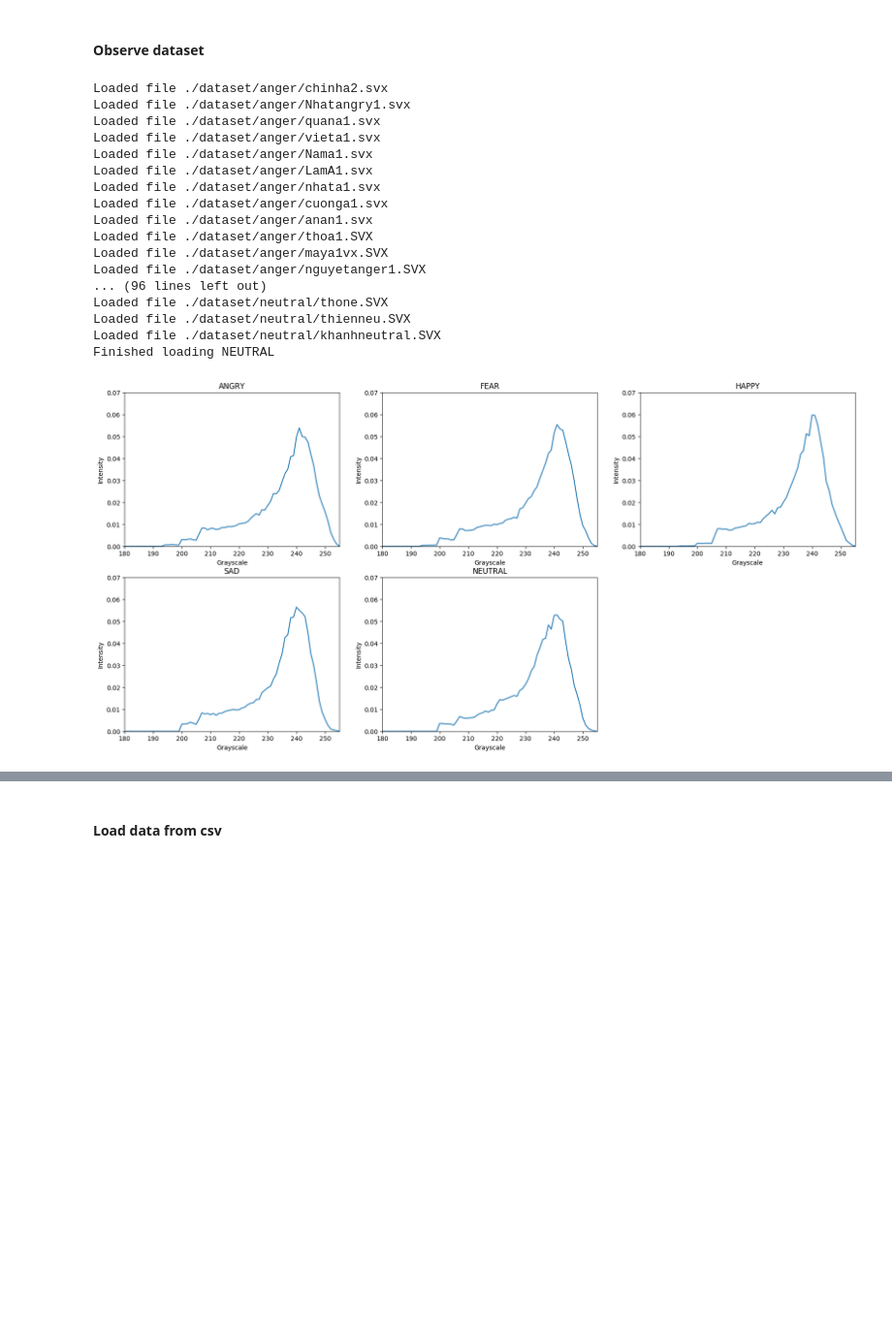
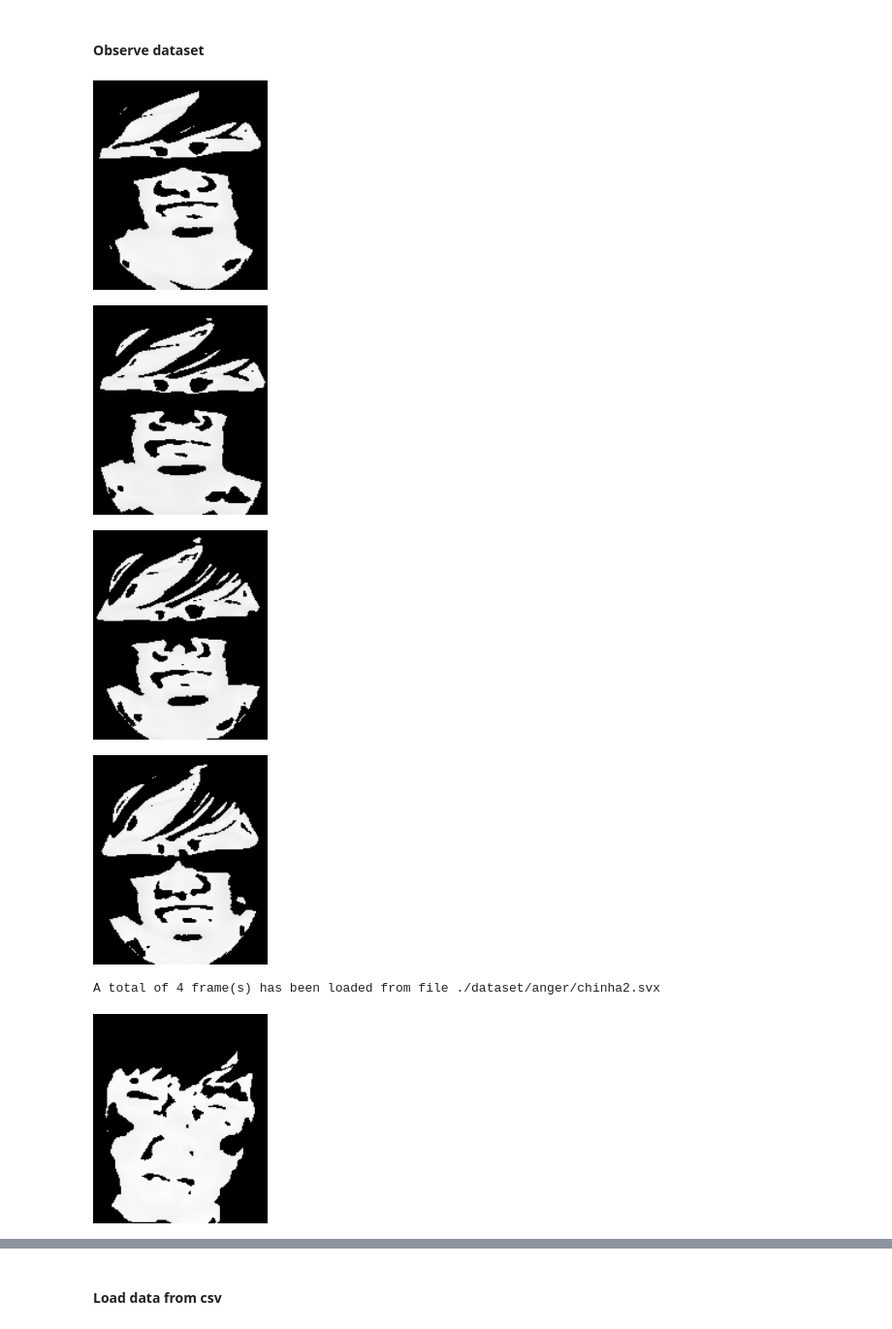
Before and after one commit to nguyenvlm/2019_NCKHSV_Emotions-Estimation_w_Faces-Thermal-Images, a Jupyter notebook: HERuTI.ipynb, the cells around one changed output, grey strips where cells are left out. Shown at 97% size. Drawn from its saved outputs; the diff is of its cells as text; code cells hidden in the pictures; blank space fills up the shorter version.

```diff
--- a/HERuTI.ipynb
+++ b/HERuTI.ipynb
@@ -158,5 +181,5 @@ def getFace(frame, minTemp = 30.0, fitEllipsePoint = 50):
 # %%
-def readIntensitiesFromSVX(file, frame_start = 0, frame_limit = 6990):
+def readIntensitiesFromSVX(file, frame_start = 0, frame_limit = 6990, frame_step=1):
     # Default frame_limit is based on the requirement of at least 1GB of free RAM (6990*153600B ~~ 1GB)
     # Open file to read:
     f = open(file,'rb')
@@ -176,7 +199,7 @@ def readIntensitiesFromSVX(file, frame_start = 0, frame_limit = 6990):
     # Skip to frame_start:
     f.seek(frame_start*(153600+2592), 1)
 
-    intensities = []
+    result = []
 
     for i in range (0,frame_limit):
         buffer = f.read(153600)
@@ -190,22 +213,20 @@ def readIntensitiesFromSVX(file, frame_start = 0, frame_limit = 6990):
         #Data type: int16 (2 bytes/each - 'i2')
         #Byte-order:  Big-endian ('>')
 
-        # Convert read img to temperature, then reshape from 1D to 2D, then convert it to grayscale and get Face Thermal Matrix:
+        # Convert read img to temperature, then reshape it from 1D to 2D, then convert it to grayscale and get Face Thermal Matrix:
         face = getFace((img * CB + CA).reshape(240,320))
 
-        # Get grayscale intensity of current face:
+        # Get pixel intensities of the face:
         intensity = np.bincount(face.flatten(), minlength = 256)
         intensity[0] = 0 # remove all zero-meaning pixels
         intensity = (intensity / np.sum(intensity)).tolist()
 
-        # Add loaded intensity to the result array:
-        intensities.append(intensity[180:256])
+        # Add loaded intensities to the result array:
+        result.append(intensity)
 
-#         print('frame:',i)
-#         display.clear_output(True)
 
         # Move to the beginning of next frame to continue reading:
-        f.seek(2592,1)
+        f.seek(2592 + (frame_step-1)*(153600+2592), 1)
 
     f.close()
-    return intensities
+    return result
@@ -213,45 +290,37 @@ def readIntensitiesFromSVX(file, frame_start = 0, frame_limit = 6990):
 #### Observe dataset
 # %%
 # Observe the dataset:
-train = dict()
+inputdata = dict()
 plotIndex = 1
 plt.figure(num=None,figsize=(21,10),dpi=100)
 for e in eDir:
     eIntensities = []
     for file in getSVXFiles(dbDir+eDir[e]):
-#         frameShow(face)
-        eIntensities.extend(readIntensitiesFromSVX(file, frame_limit = 1))
-        print('Loaded file', file)
-    train[e] = np.average(eIntensities, axis = 0)
+        # Get intensities:
+        eIntensities.extend(readIntensitiesFromSVX(file, frame_step = 100))
+
+        # Get TROIs:
+        TROIs = readTROIsFromSVX(file, frame_step = 0.3)
+        for img in TROIs:
+            frameShow(np.array(img).reshape(180,150))
+        print('A total of',len(TROIs), 'frame(s) has been loaded from file', file)
+
+    inputdata[e] = np.average(eIntensities, axis = 0)
     print('Finished loading',e.upper())
-#     print(e, train[e])
     plt.subplot(2, 3, plotIndex)
-#     plt.bar(np.arange(256), train[e], align = 'center', alpha = 0.5, width = 1)
-    plt.plot(np.arange(180, 256), train[e], alpha = 1)
+    plt.plot(np.arange(0, 256), inputdata[e], alpha = 1)
     plt.axis([180, 255, 0, 0.07])
     plt.xlabel('Grayscale')
     plt.ylabel('Intensity')
     plt.title(e.upper())
     plotIndex += 1
 
 # plt.tight_layout()
 plt.show()
 # %% [output]
+[figure, new version]
+[figure, added]
+[figure, added]
+[figure, added]
-Loaded file ./dataset/anger/chinha2.svx
-Loaded file ./dataset/anger/Nhatangry1.svx
-Loaded file ./dataset/anger/quana1.svx
-Loaded file ./dataset/anger/vieta1.svx
-Loaded file ./dataset/anger/Nama1.svx
-Loaded file ./dataset/anger/LamA1.svx
-Loaded file ./dataset/anger/nhata1.svx
-Loaded file ./dataset/anger/cuonga1.svx
-Loaded file ./dataset/anger/anan1.svx
-Loaded file ./dataset/anger/thoa1.SVX
-Loaded file ./dataset/anger/maya1vx.SVX
-Loaded file ./dataset/anger/nguyetanger1.SVX
-... (96 lines left out)
-Loaded file ./dataset/neutral/thone.SVX
-Loaded file ./dataset/neutral/thienneu.SVX
-Loaded file ./dataset/neutral/khanhneutral.SVX
-Finished loading NEUTRAL
+A total of 4 frame(s) has been loaded from file ./dataset/anger/chinha2.svx
-[figure, old version]
+[figure, added]
```
Also changed, not shown: parts of 32 cells of this notebook.
